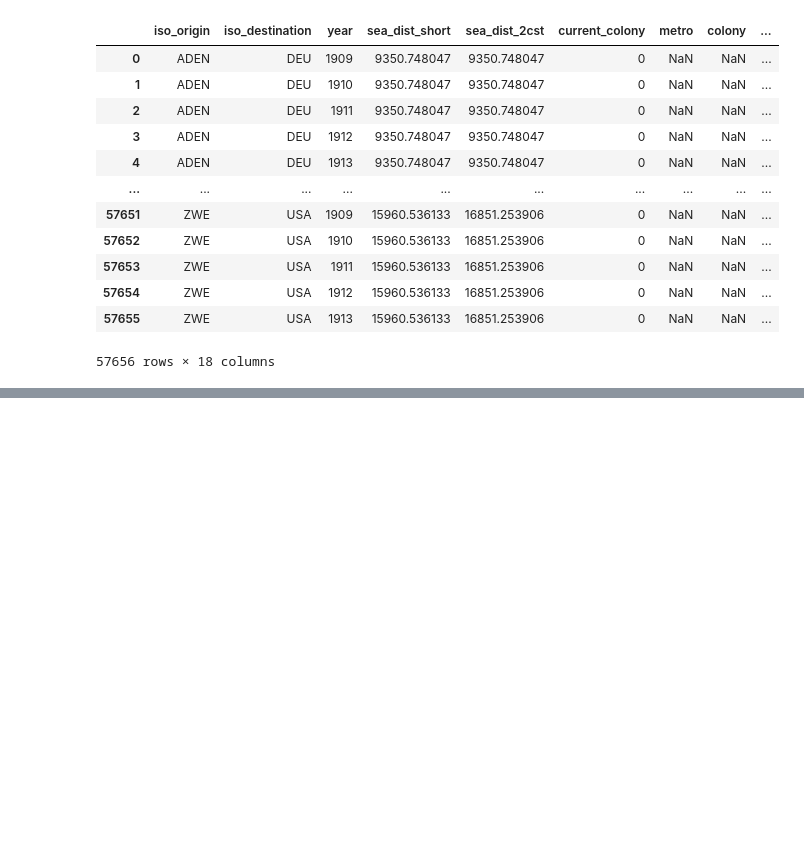
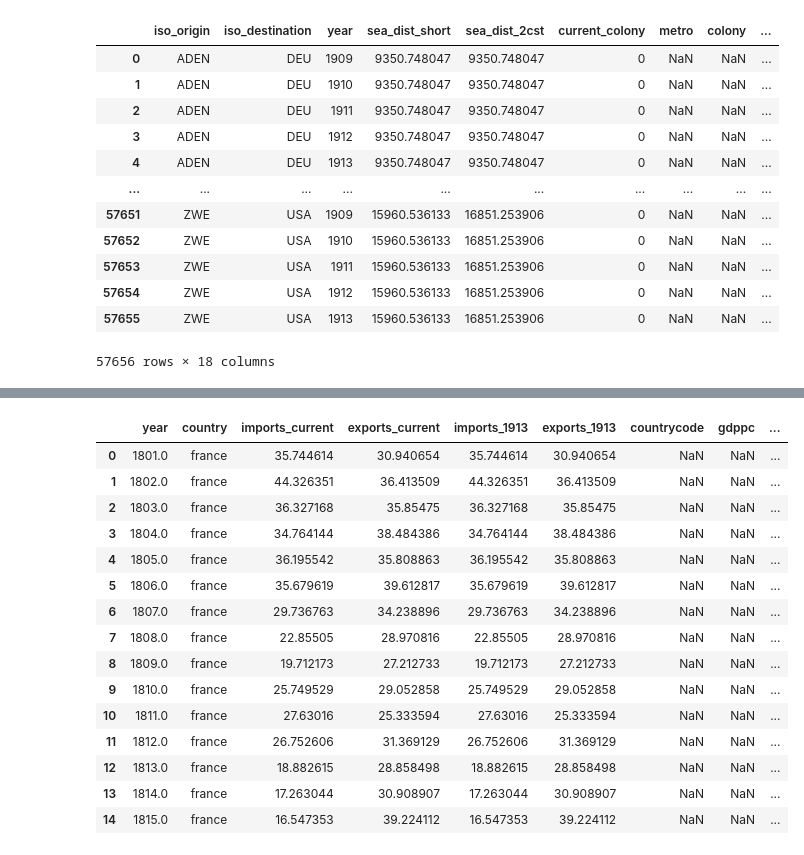
Before and after one commit to kabeerbora/1st_global, a Jupyter notebook: 1st_global.ipynb, the cells around one changed output, grey strips where cells are left out. Drawn from its saved outputs; the diff is of its cells as text; code cells hidden in the pictures; blank space fills up the shorter version.

```diff
--- a/1st_global.ipynb
+++ b/1st_global.ipynb
@@ -1584,0 +1650,6 @@ df_gdp_filtered.to_csv('/content/drive/MyDrive/1st_globalization/population_data
+# %%
+# Remove first six rows for all countries
+for country in constant_prices_data.keys():
+    constant_prices_data[country] = constant_prices_data[country].iloc[6:].reset_index(drop=True)
+
+print("First six rows removed from all countries' data")
@@ -1584,0 +1674,13 @@ df_gdp_filtered.to_csv('/content/drive/MyDrive/1st_globalization/population_data
+# %%
+# Read the Maddison GDP estimates file from the 'Full data' sheet
+mpd2020_path = '/content/drive/MyDrive/1st_globalization/federico_trade_data/mpd2020.xlsx'
+mpd2020_data = pd.read_excel(mpd2020_path, sheet_name='Full data')
+
+# List all unique countries in the Maddison dataset
+print("All countries in Maddison GDP dataset:")
+print("=" * 50)
+all_countries_mpd = mpd2020_data['country'].unique()
+for country in sorted(all_countries_mpd):
+    print(country)
+
+print(f"\nTotal countries in Maddison dataset: {len(all_countries_mpd)}")
@@ -1584,0 +1804,46 @@ df_gdp_filtered.to_csv('/content/drive/MyDrive/1st_globalization/population_data
+# %%
+# Create the country mapping for merging
+country_mapping = {
+    'france': 'France',
+    'germany': 'Germany',
+    'netherlands': 'Netherlands',
+    'spain': 'Spain',
+    'sweden': 'Sweden',
+    'united_kingdom': 'United Kingdom',
+    'united_states': 'United States'
+}
+
+# Add the mapped country name to the trade dataframe for merging
+final_trade_df['country_mpd'] = final_trade_df['country'].map(country_mapping)
+
+# Merge with Maddison data on year and country
+merged_final_df = final_trade_df.merge(
+    filtered_mpd,
+    left_on=['year', 'country_mpd'],
+    right_on=['year', 'country'],
+    how='left'
+)
+
+# Drop the duplicate country column and keep the original country name
+merged_final_df = merged_final_df.drop(columns=['country_mpd', 'country_y'])
+merged_final_df = merged_final_df.rename(columns={'country_x': 'country'})
+
+print(f"Merged dataframe shape: {merged_final_df.shape}")
+print(f"Columns: {list(merged_final_df.columns)}")
+
+# Display the first few rows
+print("\nFirst few rows of merged dataframe:")
+display(merged_final_df.head(15))
+
+# Check GDP data availability
+gdp_available = merged_final_df['gdppc'].notna().sum()
+total_rows = len(merged_final_df)
+print(f"\nGDP data available for {gdp_available} out of {total_rows} rows ({gdp_available/total_rows*100:.1f}%)")
+
+# Show summary by country
+print("\nGDP data availability by country:")
+for country in merged_final_df['country'].unique():
+    country_data = merged_final_df[merged_final_df['country'] == country]
+    gdp_rows = country_data['gdppc'].notna().sum()
+    print(f"{country}: {gdp_rows}/{len(country_data)} rows have GDP data")
+# %% [output]
@@ -1584,0 +1854,16 @@ df_gdp_filtered.to_csv('/content/drive/MyDrive/1st_globalization/population_data
+|  | year | country | imports_current | exports_current | imports_1913 | exports_1913 | countrycode | gdppc | ... |
+| 0 | 1801.0 | france | 35.744614 | 30.940654 | 35.744614 | 30.940654 | NaN | NaN | ... |
+| 1 | 1802.0 | france | 44.326351 | 36.413509 | 44.326351 | 36.413509 | NaN | NaN | ... |
+| 2 | 1803.0 | france | 36.327168 | 35.85475 | 36.327168 | 35.85475 | NaN | NaN | ... |
+| 3 | 1804.0 | france | 34.764144 | 38.484386 | 34.764144 | 38.484386 | NaN | NaN | ... |
+| 4 | 1805.0 | france | 36.195542 | 35.808863 | 36.195542 | 35.808863 | NaN | NaN | ... |
+| 5 | 1806.0 | france | 35.679619 | 39.612817 | 35.679619 | 39.612817 | NaN | NaN | ... |
+| 6 | 1807.0 | france | 29.736763 | 34.238896 | 29.736763 | 34.238896 | NaN | NaN | ... |
+| 7 | 1808.0 | france | 22.85505 | 28.970816 | 22.85505 | 28.970816 | NaN | NaN | ... |
+| 8 | 1809.0 | france | 19.712173 | 27.212733 | 19.712173 | 27.212733 | NaN | NaN | ... |
+| 9 | 1810.0 | france | 25.749529 | 29.052858 | 25.749529 | 29.052858 | NaN | NaN | ... |
+| 10 | 1811.0 | france | 27.63016 | 25.333594 | 27.63016 | 25.333594 | NaN | NaN | ... |
+| 11 | 1812.0 | france | 26.752606 | 31.369129 | 26.752606 | 31.369129 | NaN | NaN | ... |
+| 12 | 1813.0 | france | 18.882615 | 28.858498 | 18.882615 | 28.858498 | NaN | NaN | ... |
+| 13 | 1814.0 | france | 17.263044 | 30.908907 | 17.263044 | 30.908907 | NaN | NaN | ... |
+| 14 | 1815.0 | france | 16.547353 | 39.224112 | 16.547353 | 39.224112 | NaN | NaN | ... |
```
Also changed, not shown: parts of 11 cells of this notebook.
